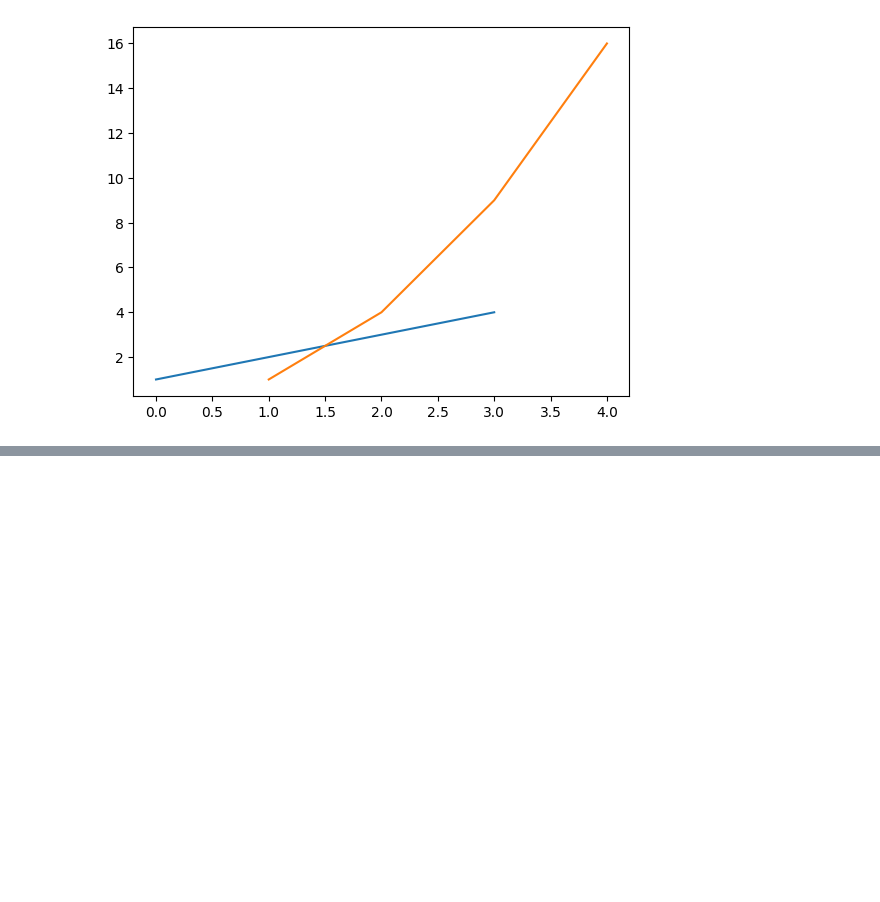
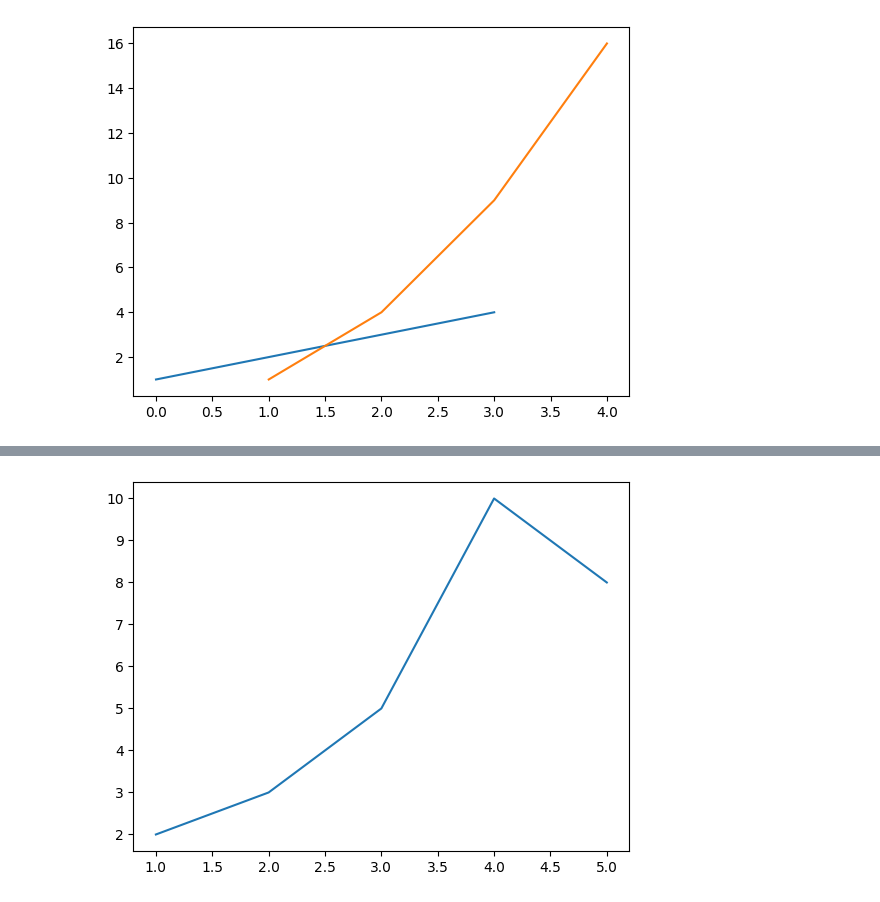
Before and after one commit to jeinl/Python-Basic, a Jupyter notebook: data_visual.ipynb, the cells around one changed output, grey strips where cells are left out. Drawn from its saved outputs; the diff is of its cells as text; code cells hidden in the pictures; blank space fills up the shorter version.

```diff
--- a/data_visual.ipynb
+++ b/data_visual.ipynb
@@ -8,0 +21,15 @@ plt.show()
+# %%
+import matplotlib.pyplot as plt
+
+# 딕셔너리(dictionaries)란 키와 값으로 이루어진 것
+# 딕셔너리는 인덱스에 대한 개념이 없어 값을 가지고 올 때는 키를 이용해서 값을 참조한다.
+# dicti = {'brand': 'CIT', 'classnumber':4}        # 리스트와 다르게 {}로 되어 있으며, 키와 값은 :로 구분
+# print(dicti)
+
+data_dict = {'data_x': [1, 2, 3, 4, 5], 'data_y': [2, 3, 5, 10, 8]}
+
+#딕셔너리의 값을 전달하여 그리기 가능
+plt.plot('data_x', 'data_y', data=data_dict)
+plt.show()
+# %% [output]
+[figure, added]
```
Also changed, not shown: parts of 3 cells of this notebook.
